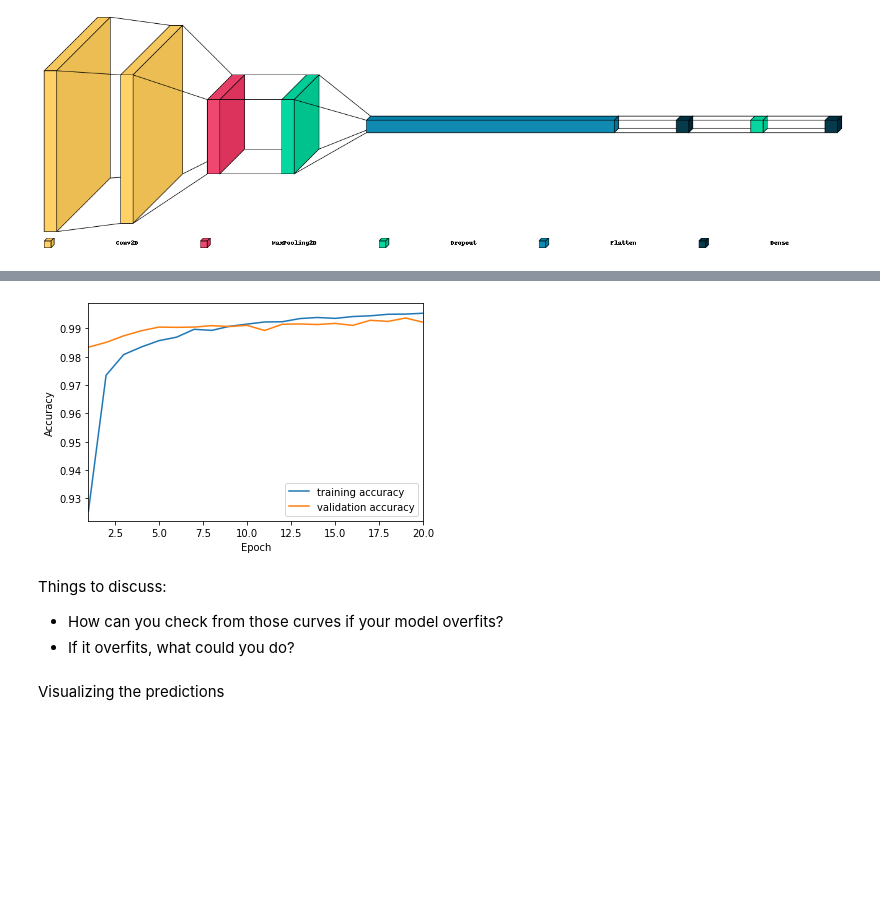
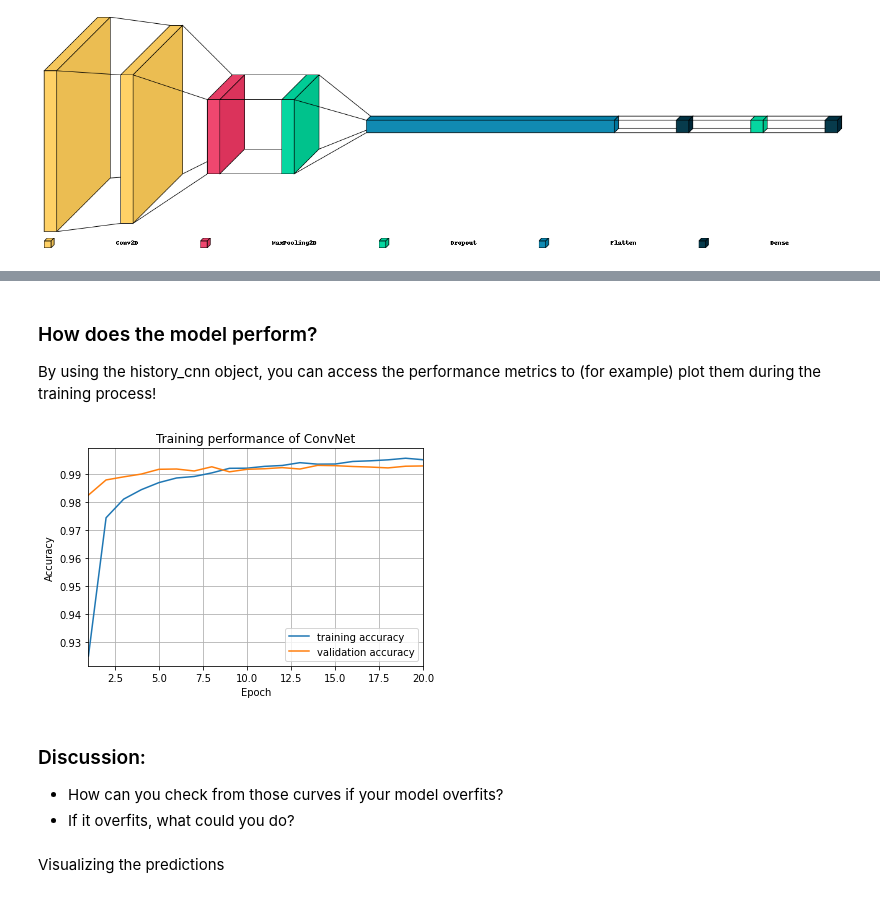
Before and after one commit to neural-data-science-lab/DL-intro-2022, a Jupyter notebook: MNIST-CNN-Keras.ipynb, the cells around one changed output, grey strips where cells are left out. Drawn from its saved outputs; the diff is of its cells as text; code cells hidden in the pictures; blank space fills up the shorter version.

```diff
--- a/MNIST-CNN-Keras.ipynb
+++ b/MNIST-CNN-Keras.ipynb
@@ -147,12 +160,3 @@ compiling and training the model
 model.compile(loss='categorical_crossentropy',
               optimizer='adam',
               metrics=['accuracy'])
-# %%
-history = model.fit(x_train, y_train,
-          batch_size=batch_size,
-          epochs=epochs,
-          verbose=1,
-          validation_data=(x_test, y_test))
-score = model.evaluate(x_test, y_test, verbose=0)
-print('Test loss:', score[0])
-print('Test accuracy:', score[1])
@@ -176,0 +166,11 @@ Test accuracy: 0.9922000169754028
+# %%
+# Training the model on the training dataset.
+history_cnn = model.fit(x_train, y_train,
+              batch_size=batch_size,
+              epochs=epochs,
+              verbose=1,                          # showing the progress of training process in a fancy way
+              validation_data=(x_test, y_test))
+
+# Running the model on the test dataset
+print("Evaluating the model on the test dataset")
+score = model.evaluate(x_test, y_test, verbose=2) # if verbose is 2, results are shown but no the progress in that fancy way
@@ -177,16 +195,26 @@ Test accuracy: 0.9922000169754028
+# %% [markdown]
+### How does the model perform?
+By using the history_cnn object, you can access the performance metrics to (for example) plot them during the training process!
 # %%
-xs = list(range(1,1+len(history.history['accuracy'])))
-plt.plot(xs, history.history['accuracy'], label='training accuracy')
-plt.plot(xs, history.history['val_accuracy'], label='validation accuracy')
+# vector of time
+xs = list(range(1, 1 + len(history_cnn.history['accuracy'])))
+
+# Plotting figure
+plt.figure()
+plt.plot(xs, history_cnn.history['accuracy'], label='training accuracy')
+plt.plot(xs, history_cnn.history['val_accuracy'], label='validation accuracy')
 plt.legend(loc='lower right')
 plt.xlabel('Epoch')
 plt.ylabel('Accuracy')
 plt.xlim(1, len(xs))
+# plt.ylim(0, 1)
+plt.grid()
+plt.title("Training performance of ConvNet")
 plt.show()
 # %% [output]
-[figure, old version]
+[figure, new version]
 # %% [markdown]
-Things to discuss:
+### Discussion:
 
 *   How can you check from those curves if your model overfits?
 *   If it overfits, what could you do?
```
Also changed, not shown: parts of 65 cells of this notebook.
